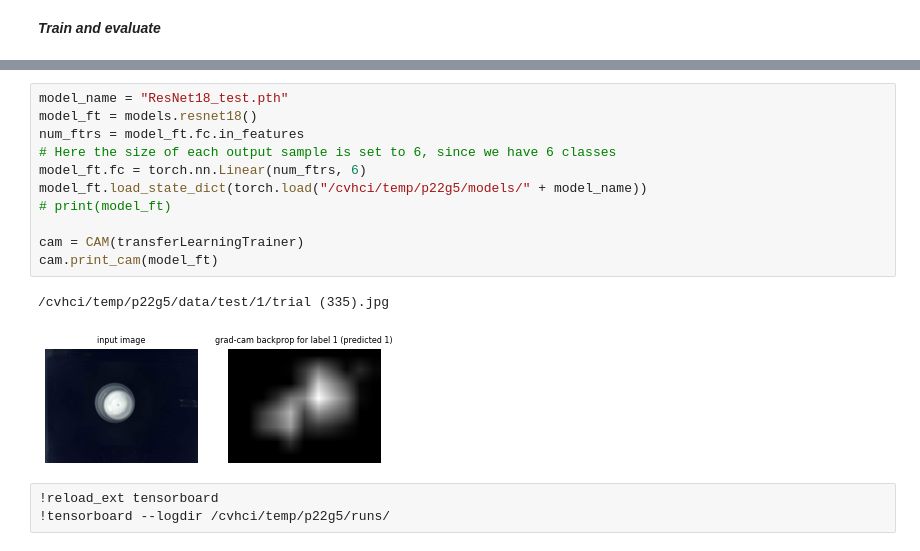
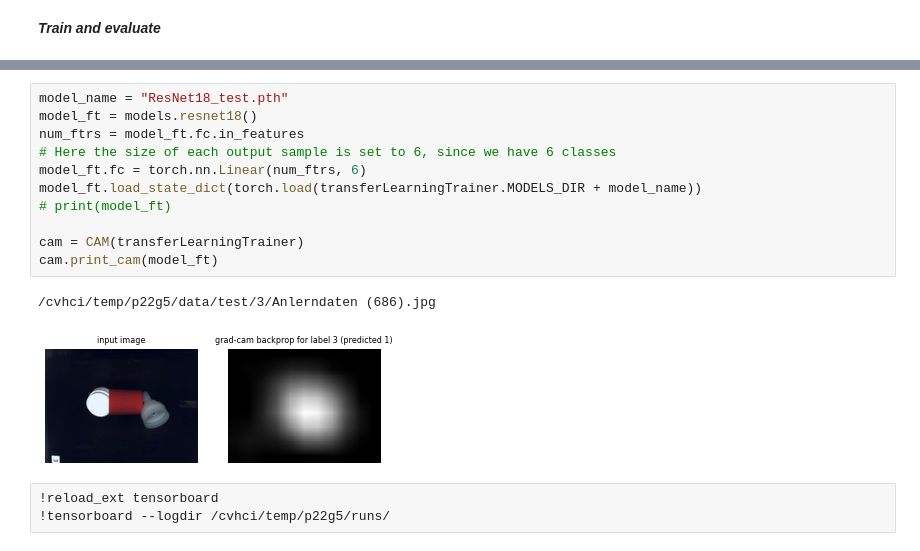
Before and after one commit to eismont21/AnomaliesRecycling, a Jupyter notebook: notebooks/TransferLearning.ipynb, the cells around one changed output, grey strips where cells are left out. Cells and saved outputs as stored; diff of their text form.

```diff
--- a/notebooks/TransferLearning.ipynb
+++ b/notebooks/TransferLearning.ipynb
@@ -128,17 +128,17 @@ Best test acc: 0.896552
 # %%
 model_name = "ResNet18_test.pth"
 model_ft = models.resnet18()
 num_ftrs = model_ft.fc.in_features
 # Here the size of each output sample is set to 6, since we have 6 classes
 model_ft.fc = torch.nn.Linear(num_ftrs, 6)
-model_ft.load_state_dict(torch.load("/cvhci/temp/p22g5/models/" + model_name))
+model_ft.load_state_dict(torch.load(transferLearningTrainer.MODELS_DIR + model_name))
 # print(model_ft)
 
 cam = CAM(transferLearningTrainer)
 cam.print_cam(model_ft)
 # %% [output]
-/cvhci/temp/p22g5/data/test/1/trial (335).jpg
+/cvhci/temp/p22g5/data/test/3/Anlerndaten (686).jpg
-[figure, old version]
+[figure, new version]
 # %%
 !reload_ext tensorboard
 !tensorboard --logdir /cvhci/temp/p22g5/runs/
```
Also changed, not shown: parts of 3 cells of this notebook.
